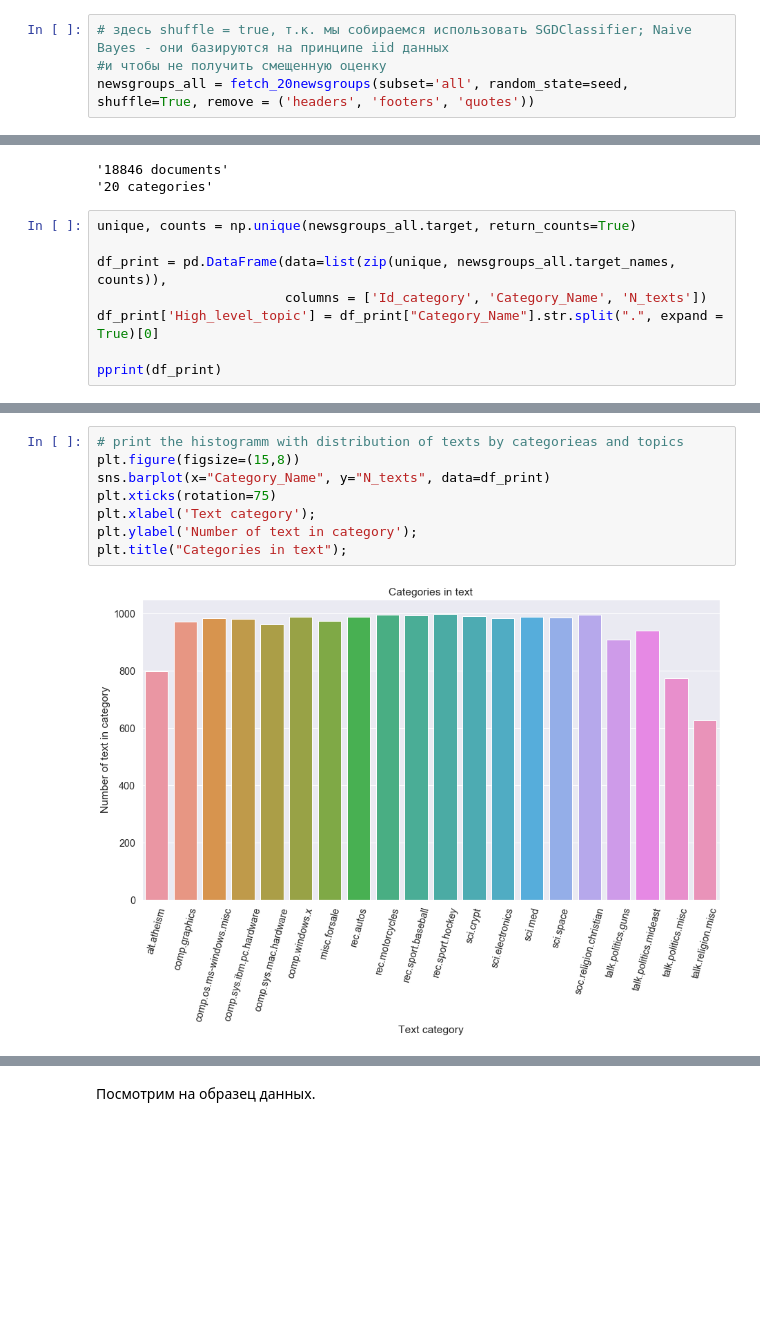
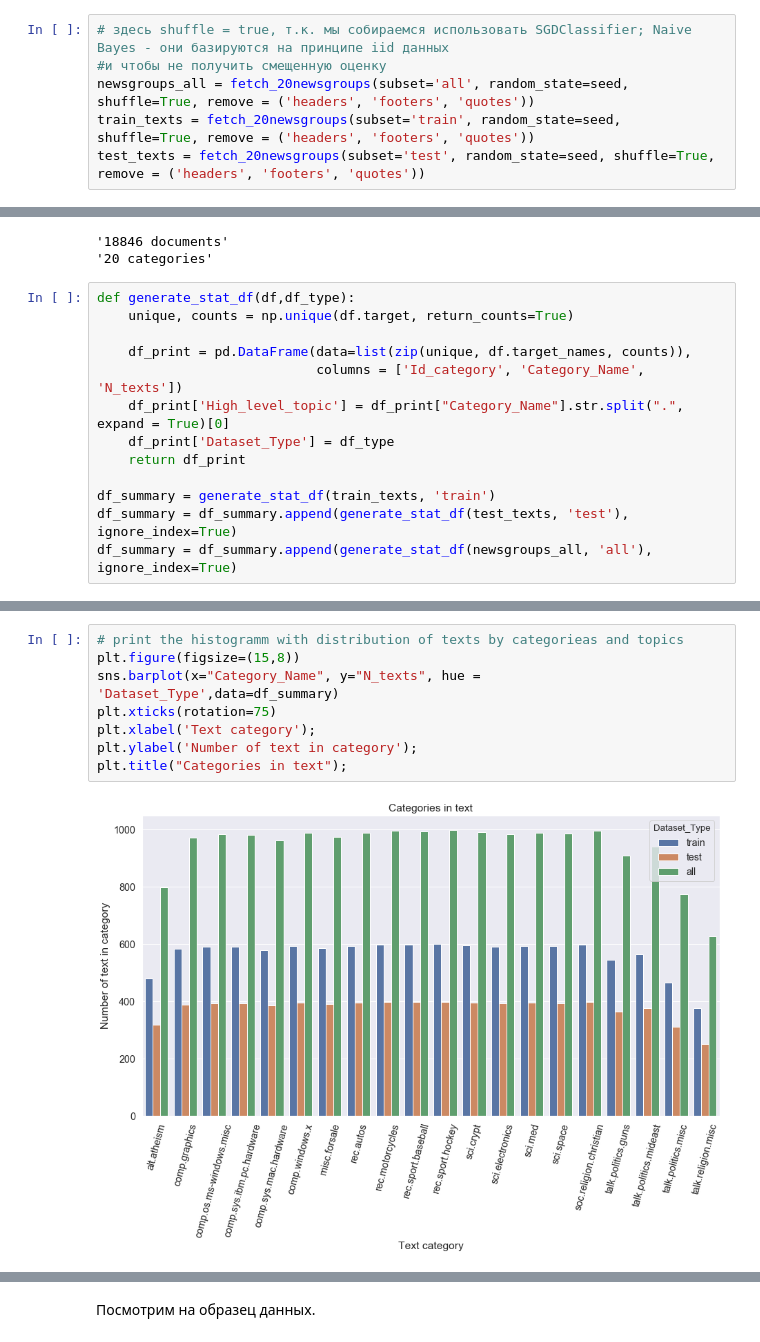
Before and after one commit to Espad/DS_5, a Jupyter notebook: Texts_Classification.ipynb, the cells around one changed output, grey strips where cells are left out. Drawn from its saved outputs; the diff is of its cells as text; blank space fills up the shorter version.

```diff
--- a/Texts_Classification.ipynb
+++ b/Texts_Classification.ipynb
@@ -113,6 +113,8 @@ seed = 321
 # здесь shuffle = true, т.к. мы собираемся использовать SGDClassifier; Naive Bayes - они базируются на принципе iid данных
 #и чтобы не получить смещенную оценку
 newsgroups_all = fetch_20newsgroups(subset='all', random_state=seed, shuffle=True, remove = ('headers', 'footers', 'quotes'))
+train_texts = fetch_20newsgroups(subset='train', random_state=seed, shuffle=True, remove = ('headers', 'footers', 'quotes'))
+test_texts = fetch_20newsgroups(subset='test', random_state=seed, shuffle=True, remove = ('headers', 'footers', 'quotes'))
 # %% [markdown]
 Итак, задача данной работы:
 # %% [markdown]
@@ -129,11 +131,16 @@ pprint("%d categories" % len(newsgroups_all.target_names))
 '18846 documents'
 '20 categories'
 # %%
-unique, counts = np.unique(newsgroups_all.target, return_counts=True)
+def generate_stat_df(df,df_type):
+    unique, counts = np.unique(df.target, return_counts=True)
 
-df_print = pd.DataFrame(data=list(zip(unique, newsgroups_all.target_names, counts)),
-                        columns = ['Id_category', 'Category_Name', 'N_texts'])
-df_print['High_level_topic'] = df_print["Category_Name"].str.split(".", expand = True)[0]
+    df_print = pd.DataFrame(data=list(zip(unique, df.target_names, counts)),
+                            columns = ['Id_category', 'Category_Name', 'N_texts'])
+    df_print['High_level_topic'] = df_print["Category_Name"].str.split(".", expand = True)[0]
+    df_print['Dataset_Type'] = df_type
+    return df_print
 
-pprint(df_print)
+df_summary = generate_stat_df(train_texts, 'train')
+df_summary = df_summary.append(generate_stat_df(test_texts, 'test'), ignore_index=True)
+df_summary = df_summary.append(generate_stat_df(newsgroups_all, 'all'), ignore_index=True)
 # %% [output]
@@ -157,11 +164,11 @@ pprint(df_print)
 # %%
 # print the histogramm with distribution of texts by categorieas and topics
 plt.figure(figsize=(15,8))
-sns.barplot(x="Category_Name", y="N_texts", data=df_print)
+sns.barplot(x="Category_Name", y="N_texts", hue = 'Dataset_Type',data=df_summary)
 plt.xticks(rotation=75)
 plt.xlabel('Text category');
 plt.ylabel('Number of text in category');
 plt.title("Categories in text");
 # %% [output]
-[figure, old version]
+[figure, new version]
 # %%
```
Also changed, not shown: parts of 13 cells of this notebook.
